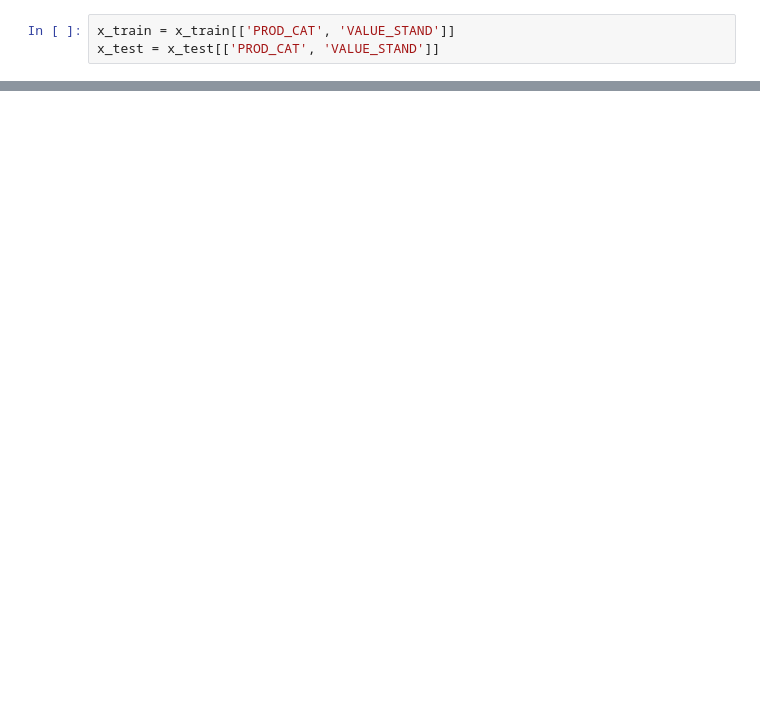
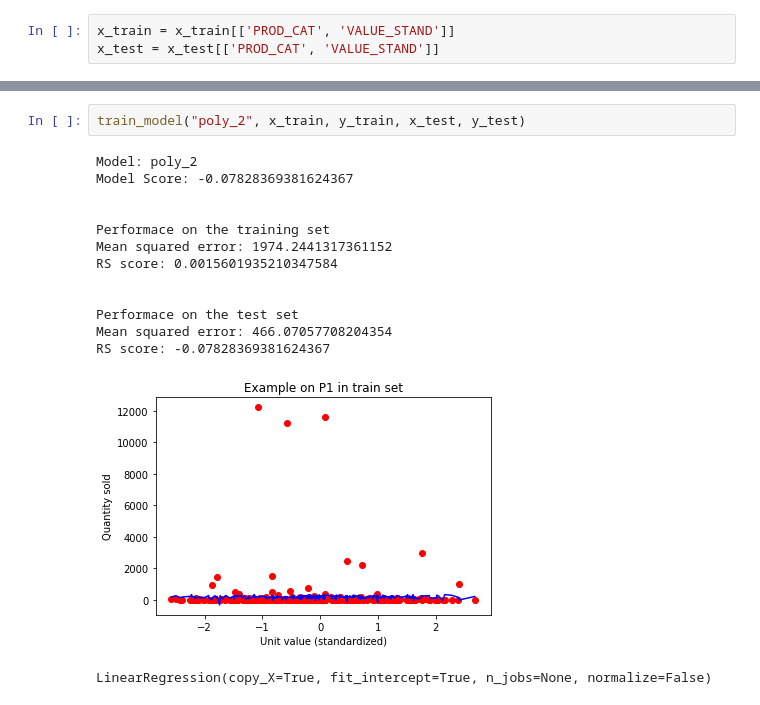
Before and after one commit to elianemart/Challenge, a Jupyter notebook: Model.ipynb, the cells around one changed output, grey strips where cells are left out. Cells and saved outputs as stored; diff of their text form; blank space fills up the shorter version.

```diff
--- a/Model.ipynb
+++ b/Model.ipynb
@@ -139,0 +158,17 @@ TypeError: issubclass() arg 2 must be a class or tuple of classes
+# %%
+train_model("poly_2", x_train, y_train, x_test, y_test)
+# %% [output]
+Model: poly_2
+Model Score: -0.07828369381624367
+
+
+Performace on the training set
+Mean squared error: 1974.2441317361152
+RS score: 0.0015601935210347584
+
+
+Performace on the test set
+Mean squared error: 466.07057708204354
+RS score: -0.07828369381624367
+[figure, added]
+LinearRegression(copy_X=True, fit_intercept=True, n_jobs=None, normalize=False)
```
Also changed, not shown: parts of 34 cells of this notebook.
